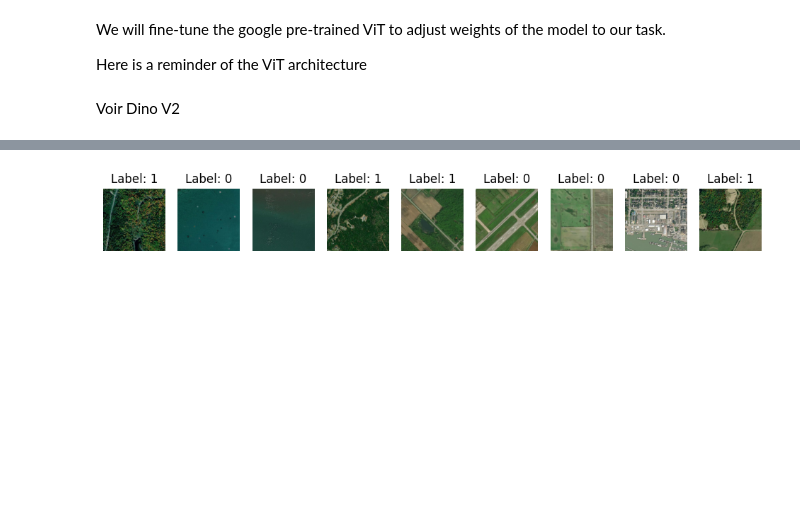
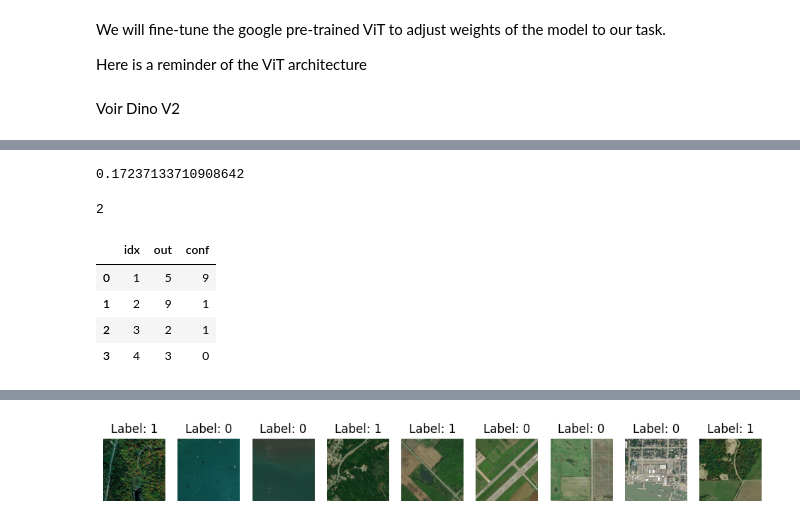
Before and after one commit to florian-morel22/Wildfire-Prediction-VisionML, a Jupyter notebook: exploration_ViT.ipynb, the cells around one changed output, grey strips where cells are left out. Saved outputs shown, nothing was run; the diff lists cells and outputs as text; code cells hidden in the pictures; blank space fills up the shorter version.

```diff
--- a/exploration_ViT.ipynb
+++ b/exploration_ViT.ipynb
@@ -45,0 +89,30 @@ testloader: DataLoader = test_dataset.__dataloader__(batchsize, num_workers=4)
+# %%
+a = train_dataset.dataframe["label"].value_counts()
+a[a.index!=-1].sum() / a.sum()
+# %% [output]
+0.17237133710908642
+# %%
+c = b["conf"].value_counts()
+
+c[1]
+# %% [output]
+2
+# %%
+a = [
+    {"idx": 1,"out": 5, "conf": 9},
+    {"idx": 2,"out": 9, "conf": 1},
+    {"idx": 3,"out": 2, "conf": 1},
+    {"idx": 4,"out": 3, "conf": 0},
+]
+
+b = pd.DataFrame(a)
+
+b = b.sort_values("conf", ascending=False)
+
+b[:1999]
+# %% [output]
+|  | idx | out | conf |
+| 0 | 1 | 5 | 9 |
+| 1 | 2 | 9 | 1 |
+| 2 | 3 | 2 | 1 |
+| 3 | 4 | 3 | 0 |
```
Also changed, not shown: parts of 9 cells of this notebook, 9 other files.
